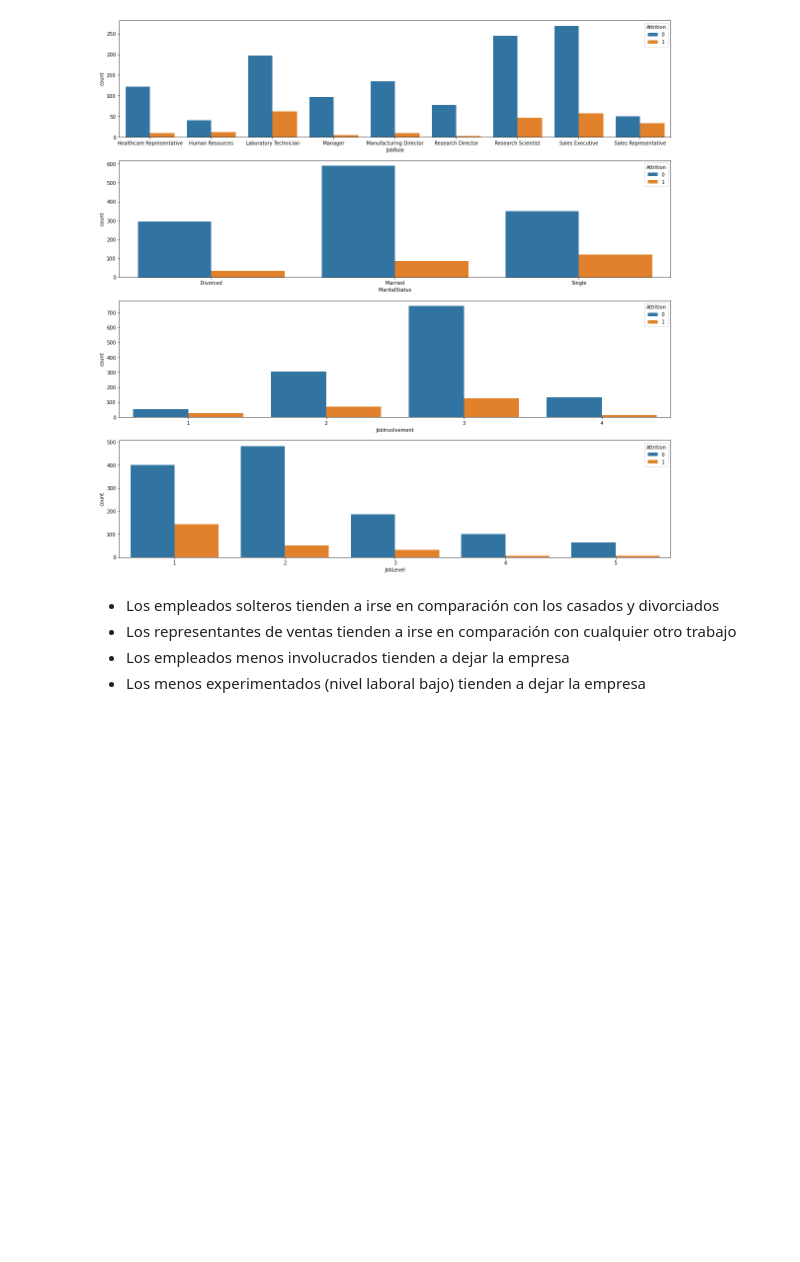
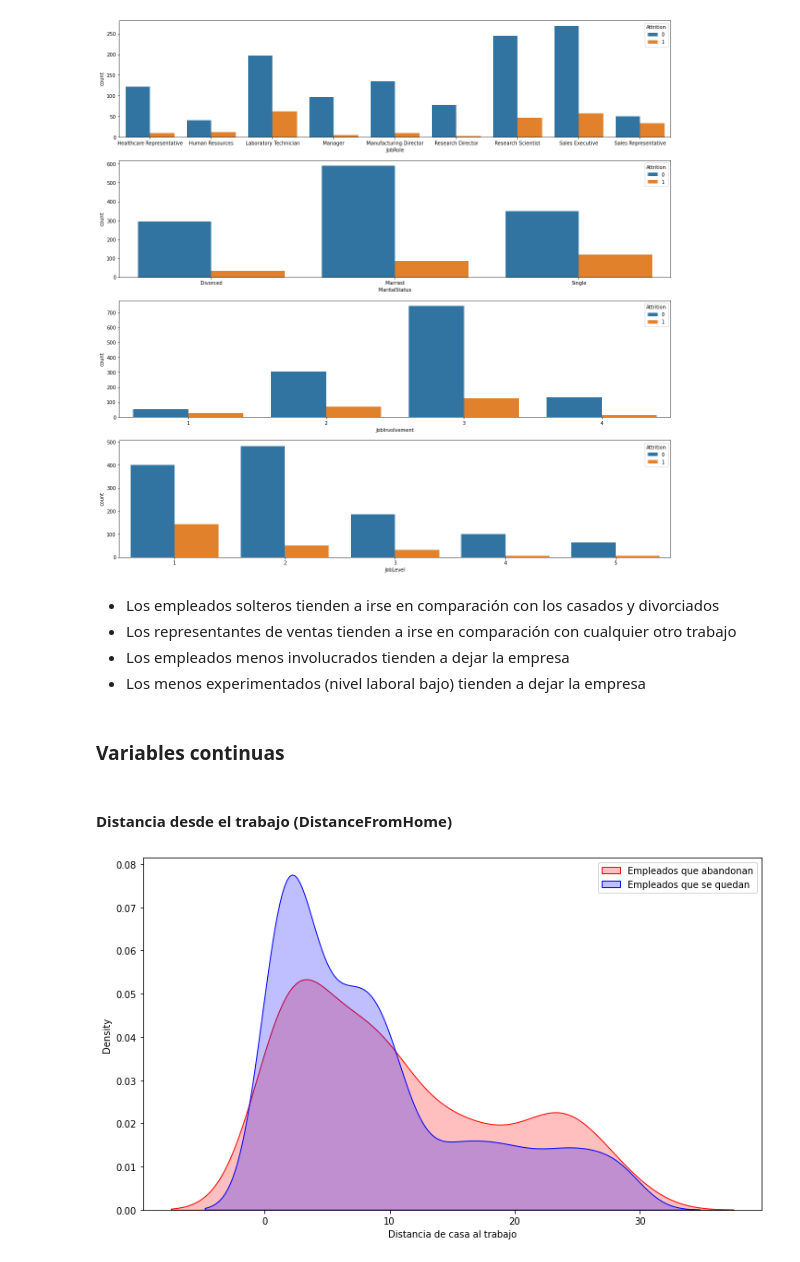
Before and after one commit to FaustinoAndres/HR_department, a Jupyter notebook: hr_department_notebook.ipynb, the cells around one changed output. Cells and saved outputs as stored; diff of their text form; code cells hidden in the pictures; blank space fills up the shorter version.

Commit message:
kde variables continuas

```diff
--- a/hr_department_notebook.ipynb
+++ b/hr_department_notebook.ipynb
@@ -253,3 +255,16 @@ plt.show()
 - Los representantes de ventas tienden a irse en comparación con cualquier otro trabajo
 - Los empleados menos involucrados tienden a dejar la empresa
 - Los menos experimentados (nivel laboral bajo) tienden a dejar la empresa
+# %% [markdown]
+### Variables continuas
+# %% [markdown]
+#### Distancia desde el trabajo (DistanceFromHome)
+# %%
+plt.figure(figsize=(12, 7))
+sns.kdeplot(left_df['DistanceFromHome'], label = 'Empleados que abandonan', shade = True, color = 'red')
+sns.kdeplot(stayed_df['DistanceFromHome'], label = 'Empleados que se quedan', shade = True, color = 'blue')
+plt.legend()
+plt.xlabel('Distancia de casa al trabajo')
+plt.show()
+# %% [output]
+[figure, added]
```
Also changed, not shown: parts of 5 cells of this notebook.
